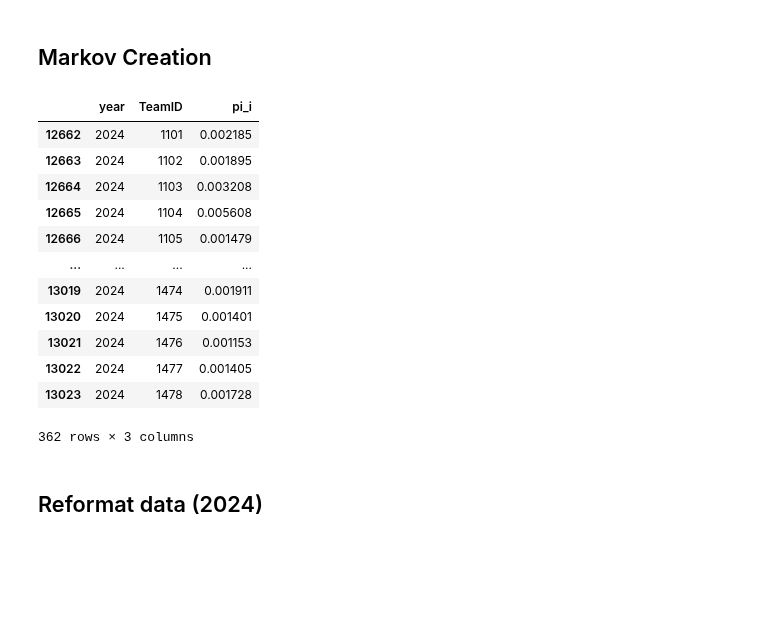
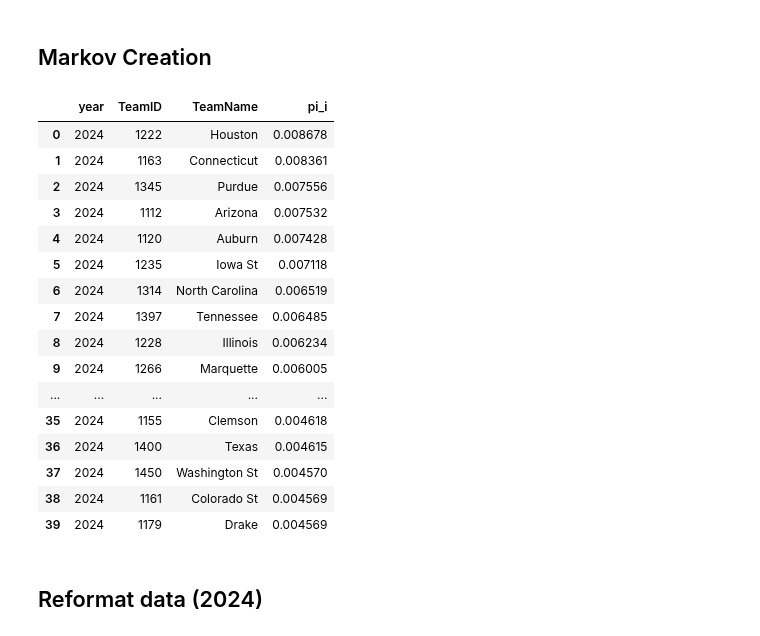
Before and after one commit to dylanfarrell/march-madness-bracket-prediction, a Jupyter notebook: data_engineering/stationary_probabilities.ipynb, the cells around one changed output. Drawn from its saved outputs; the diff is of its cells as text; code cells hidden in the pictures; blank space fills up the shorter version.

```diff
--- a/data_engineering/stationary_probabilities.ipynb
+++ b/data_engineering/stationary_probabilities.ipynb
@@ -225,21 +225,32 @@ markov_df = pd.concat(stationary_dfs,ignore_index=True)
 markov_df = markov_df[['year','TeamID','pi_i']]
 markov_df.to_csv(f'../data/{CURRENT_YR}/generated_data/stationary_probabilities.csv', index=False)
 # %%
-markov_df[markov_df['year']==2024]
+this_markov = markov_df[markov_df['year'] == CURRENT_YR].sort_values(by='pi_i', ascending=False)
+this_markov['TeamID'] = this_markov['TeamID'].astype(int)
-# %% [output]
-|  | year | TeamID | pi_i |
-| 12662 | 2024 | 1101 | 0.002185 |
-| 12663 | 2024 | 1102 | 0.001895 |
-| 12664 | 2024 | 1103 | 0.003208 |
-| 12665 | 2024 | 1104 | 0.005608 |
-| 12666 | 2024 | 1105 | 0.001479 |
-| ... | ... | ... | ... |
-| 13019 | 2024 | 1474 | 0.001911 |
-| 13020 | 2024 | 1475 | 0.001401 |
-| 13021 | 2024 | 1476 | 0.001153 |
-| 13022 | 2024 | 1477 | 0.001405 |
-| 13023 | 2024 | 1478 | 0.001728 |
-362 rows × 3 columns
+# %%
+teams = hf.load_kaggle_data('MTeams')
+# %%
+res = pd.merge(this_markov, teams, on='TeamID', how='inner')[['year', 'TeamID', 'TeamName', 'pi_i']]
+# %%
+res[:40]
+# %% [output]
+|  | year | TeamID | TeamName | pi_i |
+| 0 | 2024 | 1222 | Houston | 0.008678 |
+| 1 | 2024 | 1163 | Connecticut | 0.008361 |
+| 2 | 2024 | 1345 | Purdue | 0.007556 |
+| 3 | 2024 | 1112 | Arizona | 0.007532 |
+| 4 | 2024 | 1120 | Auburn | 0.007428 |
+| 5 | 2024 | 1235 | Iowa St | 0.007118 |
+| 6 | 2024 | 1314 | North Carolina | 0.006519 |
+| 7 | 2024 | 1397 | Tennessee | 0.006485 |
+| 8 | 2024 | 1228 | Illinois | 0.006234 |
+| 9 | 2024 | 1266 | Marquette | 0.006005 |
+| ... | ... | ... | ... | ... |
+| 35 | 2024 | 1155 | Clemson | 0.004618 |
+| 36 | 2024 | 1400 | Texas | 0.004615 |
+| 37 | 2024 | 1450 | Washington St | 0.004570 |
+| 38 | 2024 | 1161 | Colorado St | 0.004569 |
+| 39 | 2024 | 1179 | Drake | 0.004569 |
 # %% [markdown]
 ## Reformat data (2024)
 # %%
```
